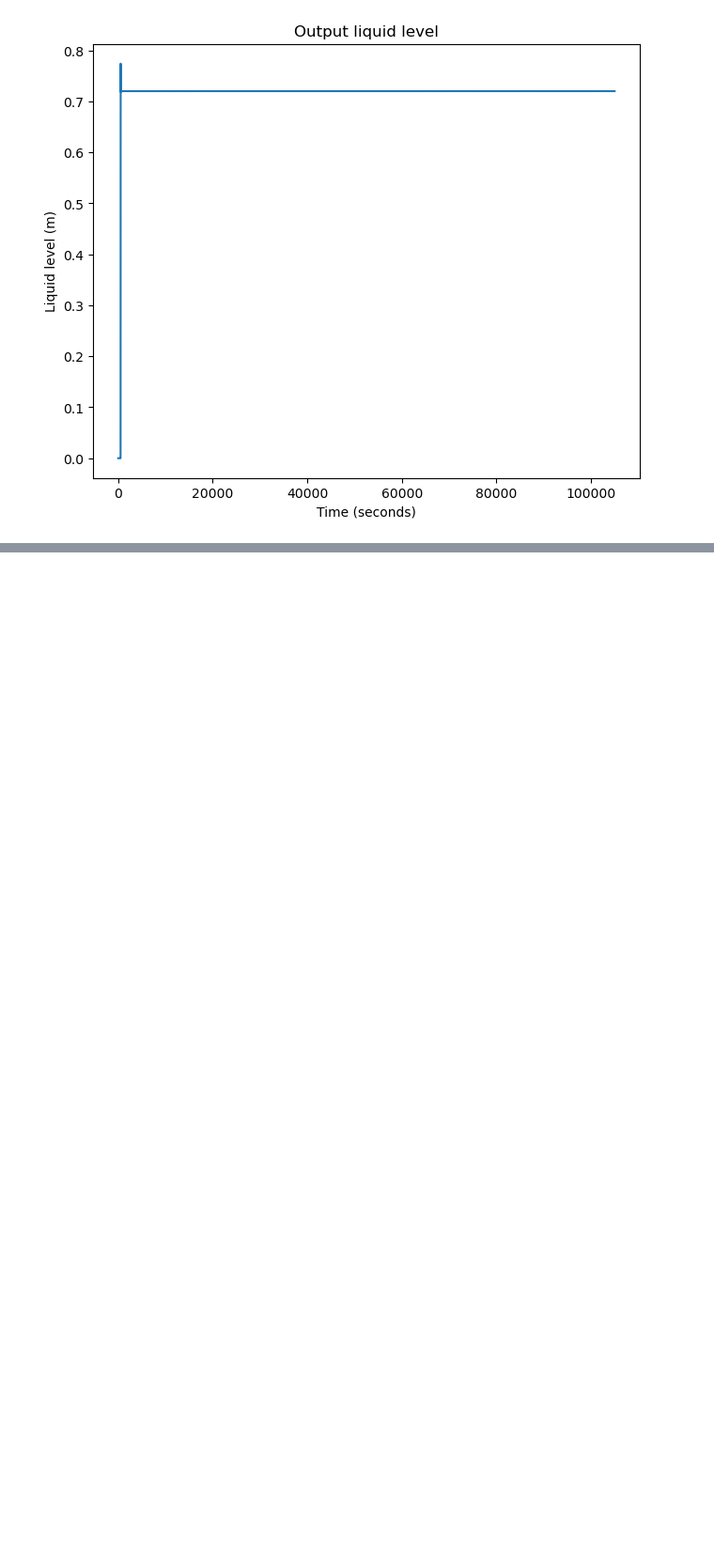
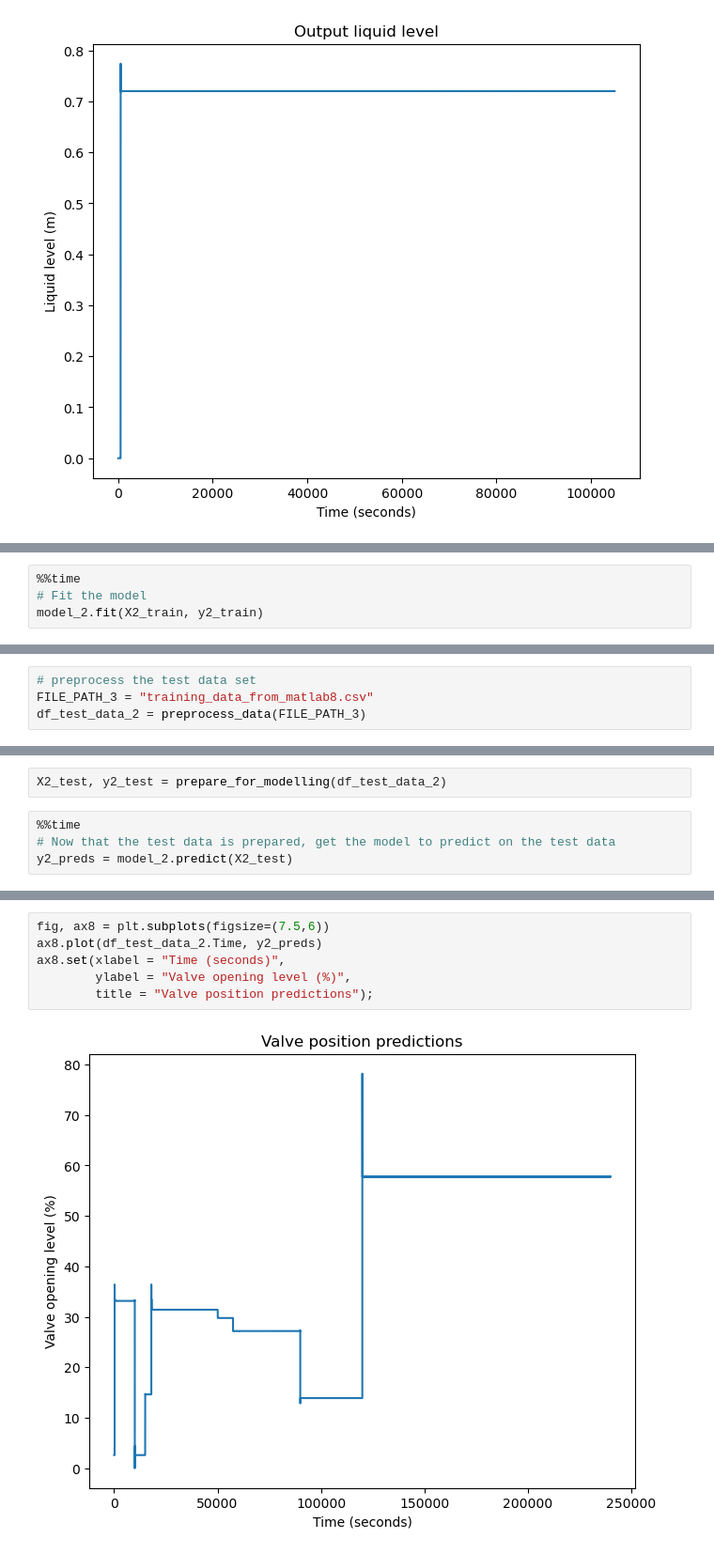
Before and after one commit to anshumanm329/ValvePredictionProject2, a Jupyter notebook: End-to-End-Valve-Level_Prediction-Project2.ipynb, the cells around one changed output, grey strips where cells are left out. Shown at 94% size. Drawn from its saved outputs; the diff is of its cells as text; blank space fills up the shorter version.

```diff
--- a/End-to-End-Valve-Level_Prediction-Project2.ipynb
+++ b/End-to-End-Valve-Level_Prediction-Project2.ipynb
@@ -485,0 +561,4 @@ ax4.set(xlabel = "Time (seconds)",
+# %%
+%%time
+# Fit the model
+model_2.fit(X2_train, y2_train)
@@ -485,0 +579,4 @@ ax4.set(xlabel = "Time (seconds)",
+# %%
+# preprocess the test data set
+FILE_PATH_3 = "training_data_from_matlab8.csv"
+df_test_data_2 = preprocess_data(FILE_PATH_3)
@@ -485,0 +601,6 @@ ax4.set(xlabel = "Time (seconds)",
+# %%
+X2_test, y2_test = prepare_for_modelling(df_test_data_2)
+# %%
+%%time
+# Now that the test data is prepared, get the model to predict on the test data
+y2_preds = model_2.predict(X2_test)
@@ -485,0 +610,8 @@ ax4.set(xlabel = "Time (seconds)",
+# %%
+fig, ax8 = plt.subplots(figsize=(7.5,6))
+ax8.plot(df_test_data_2.Time, y2_preds)
+ax8.set(xlabel = "Time (seconds)",
+        ylabel = "Valve opening level (%)",
+        title = "Valve position predictions");
+# %% [output]
+[figure, added]
```
Also changed, not shown: parts of 46 cells of this notebook, 2 other files.
